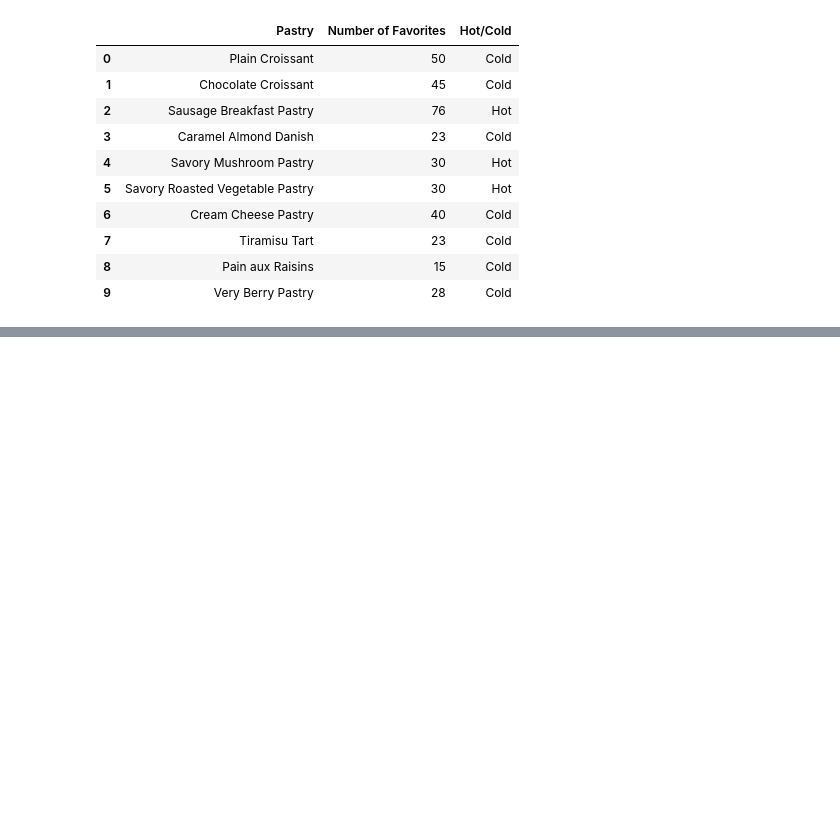
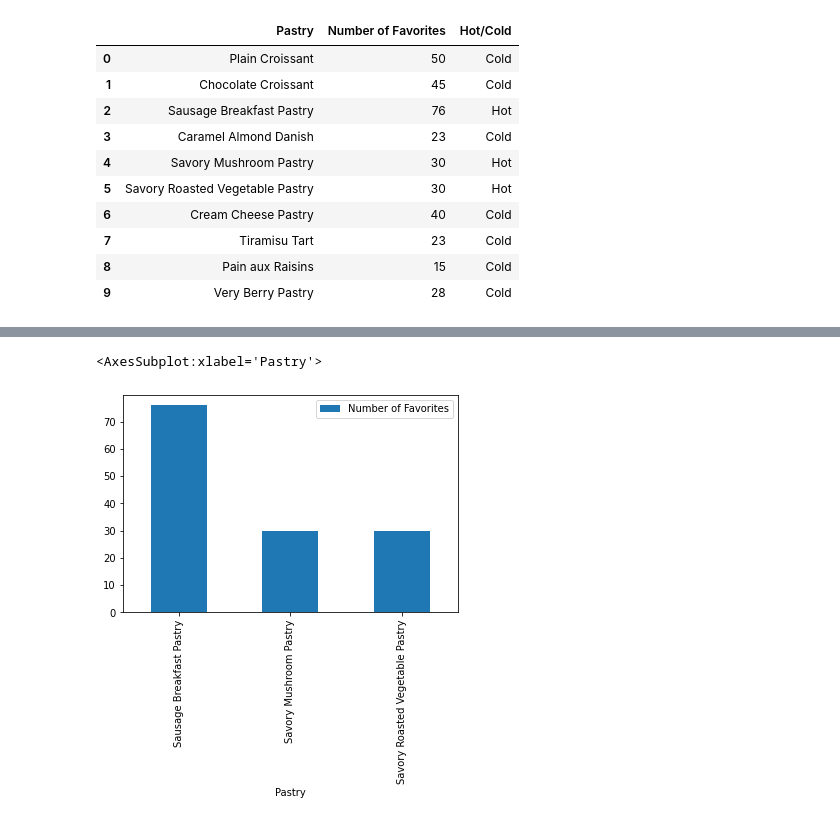
Before and after one commit to paulgarias/DataVisualization-Curriculum, a Jupyter notebook: Sessions/I/Activities/014-Instructor-Pastries/Solved/Pastries.ipynb, the cells around one changed output, grey strips where cells are left out. Cells and saved outputs as stored; diff of their text form; code cells hidden in the pictures; blank space fills up the shorter version.

```diff
--- a/Sessions/I/Activities/014-Instructor-Pastries/Solved/Pastries.ipynb
+++ b/Sessions/I/Activities/014-Instructor-Pastries/Solved/Pastries.ipynb
@@ -26,0 +27,5 @@ df.plot(kind="bar",x="Pastry",y="Number of Favorites")
+# %%
+df[df['Hot/Cold']=="Hot"].plot(kind="bar",x="Pastry",y="Number of Favorites")
+# %% [output]
+<AxesSubplot:xlabel='Pastry'>
+[figure, added]
```
Also changed, not shown: parts of 5 cells of this notebook, 16 other files.
